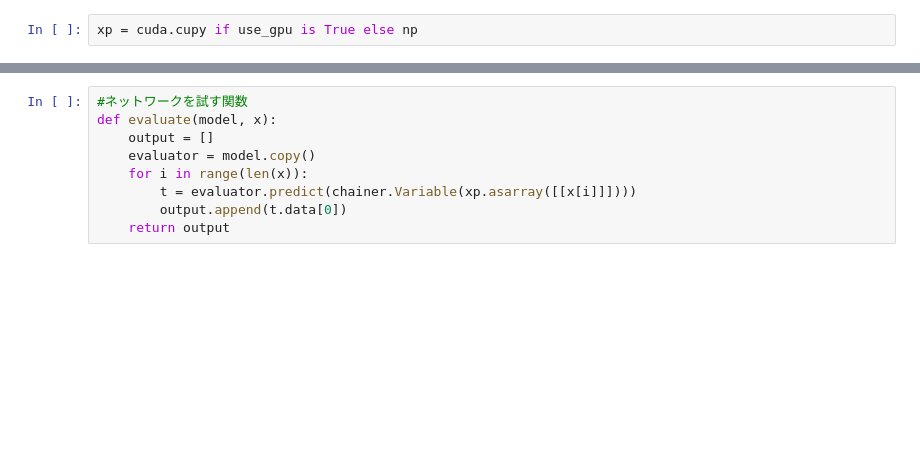
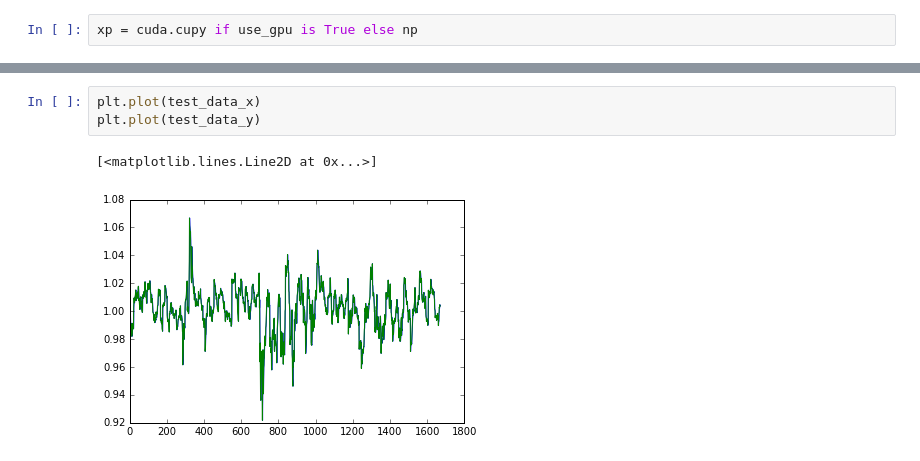
Before and after one commit to haretaro/ichiyo, a Jupyter notebook: net/train.ipynb, the cells around one changed output, grey strips where cells are left out. Drawn from its saved outputs; the diff is of its cells as text; blank space fills up the shorter version.

```diff
--- a/net/train.ipynb
+++ b/net/train.ipynb
@@ -35,9 +37,6 @@ plt.plot(train_data_y)
-# %%
-#ネットワークを試す関数
-def evaluate(model, x):
-    output = []
-    evaluator = model.copy()
-    for i in range(len(x)):
-        t = evaluator.predict(chainer.Variable(xp.asarray([[x[i]]])))
-        output.append(t.data[0])
-    return output
+# %%
+plt.plot(test_data_x)
+plt.plot(test_data_y)
+# %% [output]
+[<matplotlib.lines.Line2D at 0x...>]
+[figure, added]
```
Also changed, not shown: parts of 10 cells of this notebook.
